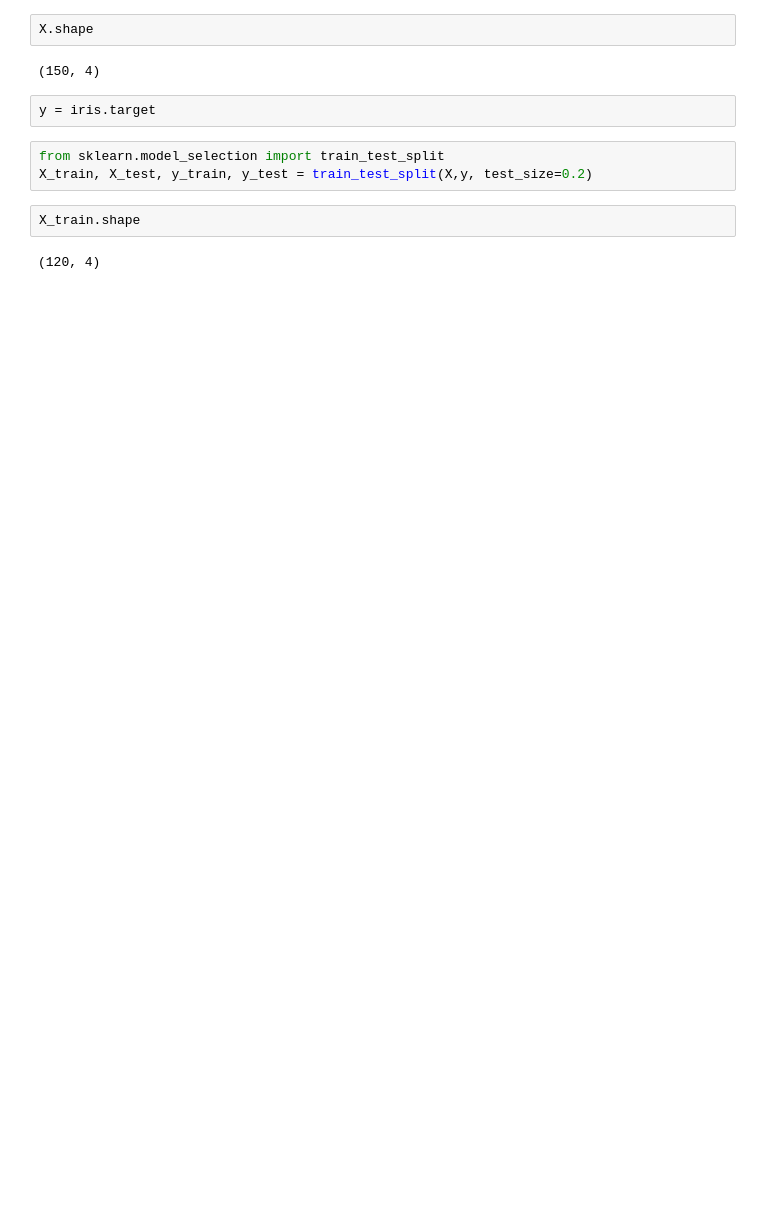
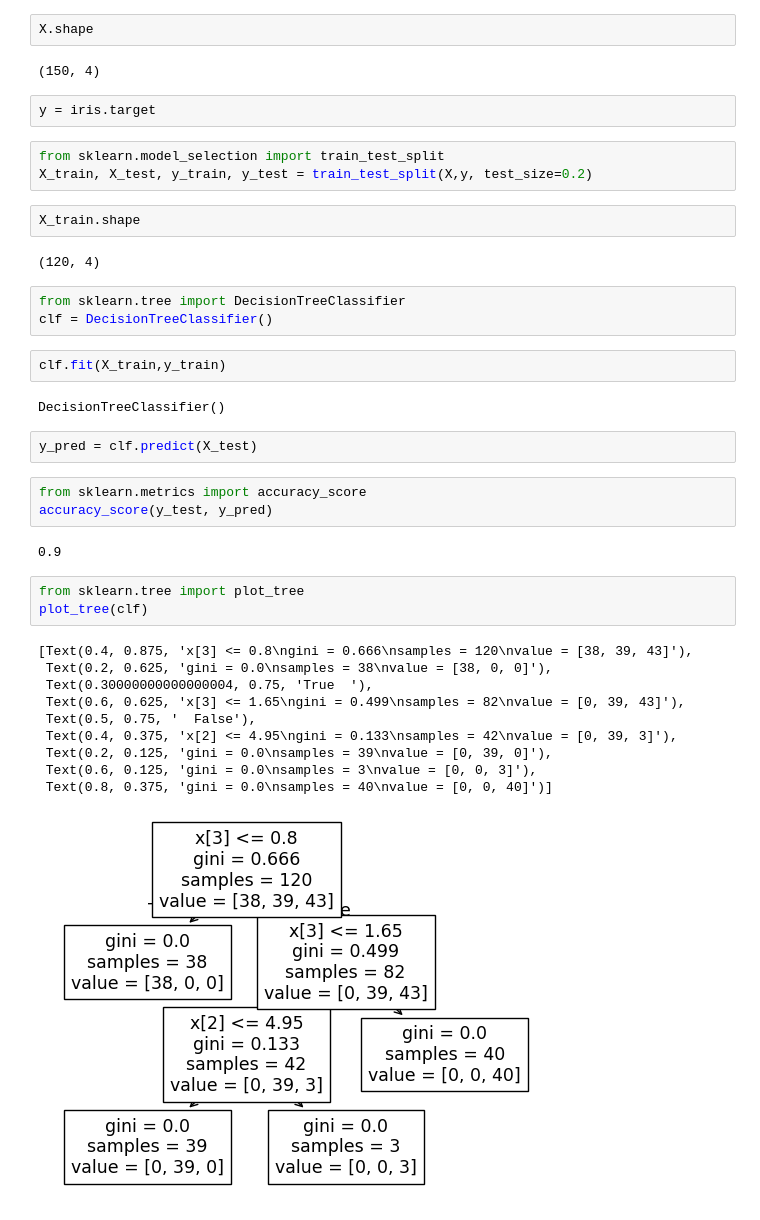
Before and after one commit to ZataraHere/100-Days-of-Machine-Learning, a Jupyter notebook: 7. Decision Tree/decision_tree_classifier.ipynb, the cells around one changed output. Cells and saved outputs as stored; diff of their text form; blank space fills up the shorter version.

Commit message:
Decision tree

```diff
--- a/7. Decision Tree/decision_tree_classifier.ipynb
+++ b/7. Decision Tree/decision_tree_classifier.ipynb
@@ -19,3 +19,31 @@ X_train, X_test, y_train, y_test = train_test_split(X,y, test_size=0.2)
 X_train.shape
 # %% [output]
 (120, 4)
+# %%
+from sklearn.tree import DecisionTreeClassifier
+clf = DecisionTreeClassifier()
+# %%
+clf.fit(X_train,y_train)
+# %% [output]
+DecisionTreeClassifier()
+# %%
+y_pred = clf.predict(X_test)
+# %%
+from sklearn.metrics import accuracy_score
+accuracy_score(y_test, y_pred)
+# %% [output]
+0.9
+# %%
+from sklearn.tree import plot_tree
+plot_tree(clf)
+# %% [output]
+[Text(0.4, 0.875, 'x[3] <= 0.8\ngini = 0.666\nsamples = 120\nvalue = [38, 39, 43]'),
+ Text(0.2, 0.625, 'gini = 0.0\nsamples = 38\nvalue = [38, 0, 0]'),
+ Text(0.30000000000000004, 0.75, 'True  '),
+ Text(0.6, 0.625, 'x[3] <= 1.65\ngini = 0.499\nsamples = 82\nvalue = [0, 39, 43]'),
+ Text(0.5, 0.75, '  False'),
+ Text(0.4, 0.375, 'x[2] <= 4.95\ngini = 0.133\nsamples = 42\nvalue = [0, 39, 3]'),
+ Text(0.2, 0.125, 'gini = 0.0\nsamples = 39\nvalue = [0, 39, 0]'),
+ Text(0.6, 0.125, 'gini = 0.0\nsamples = 3\nvalue = [0, 0, 3]'),
+ Text(0.8, 0.375, 'gini = 0.0\nsamples = 40\nvalue = [0, 0, 40]')]
+[figure, added]
```
Also changed, not shown: parts of 1 cell of this notebook.
